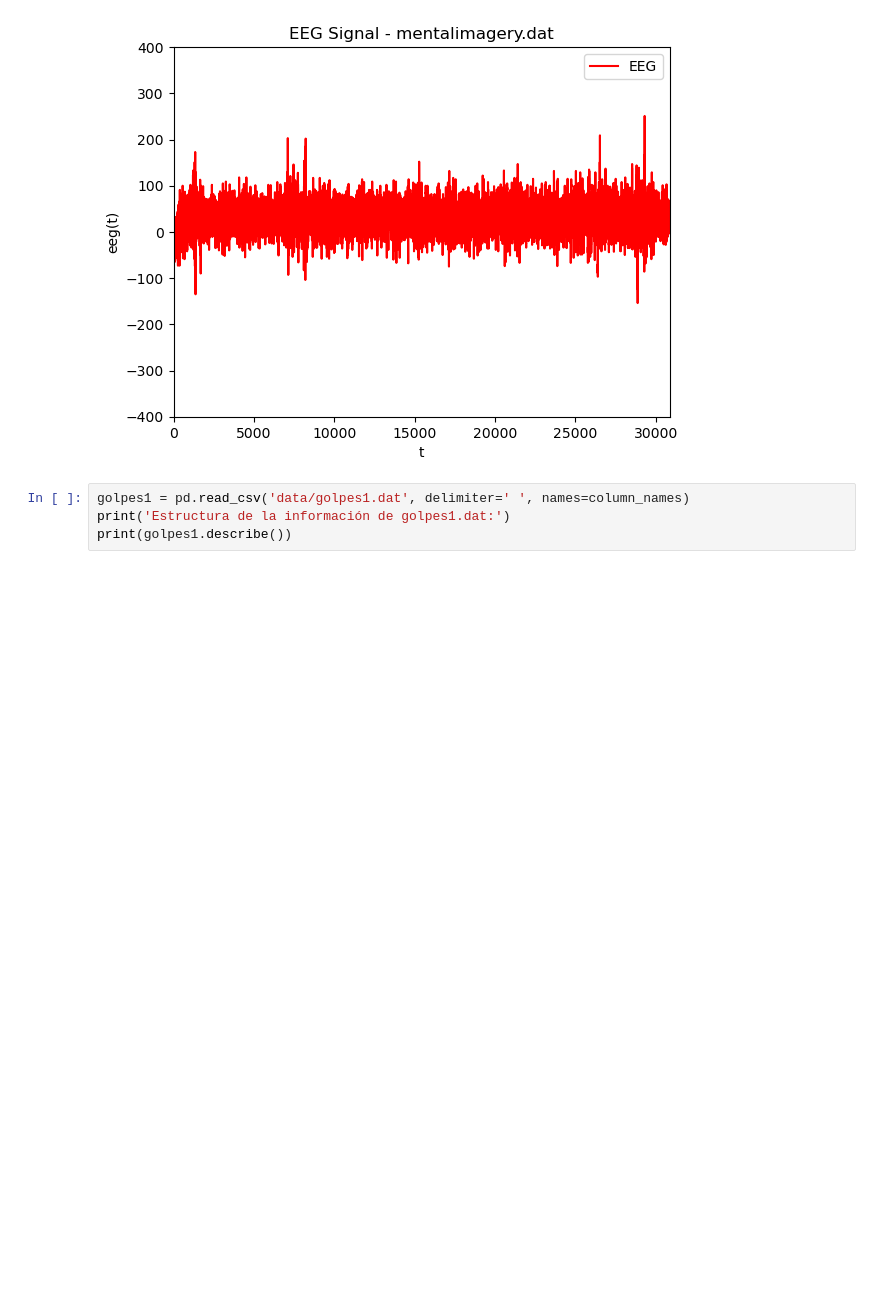
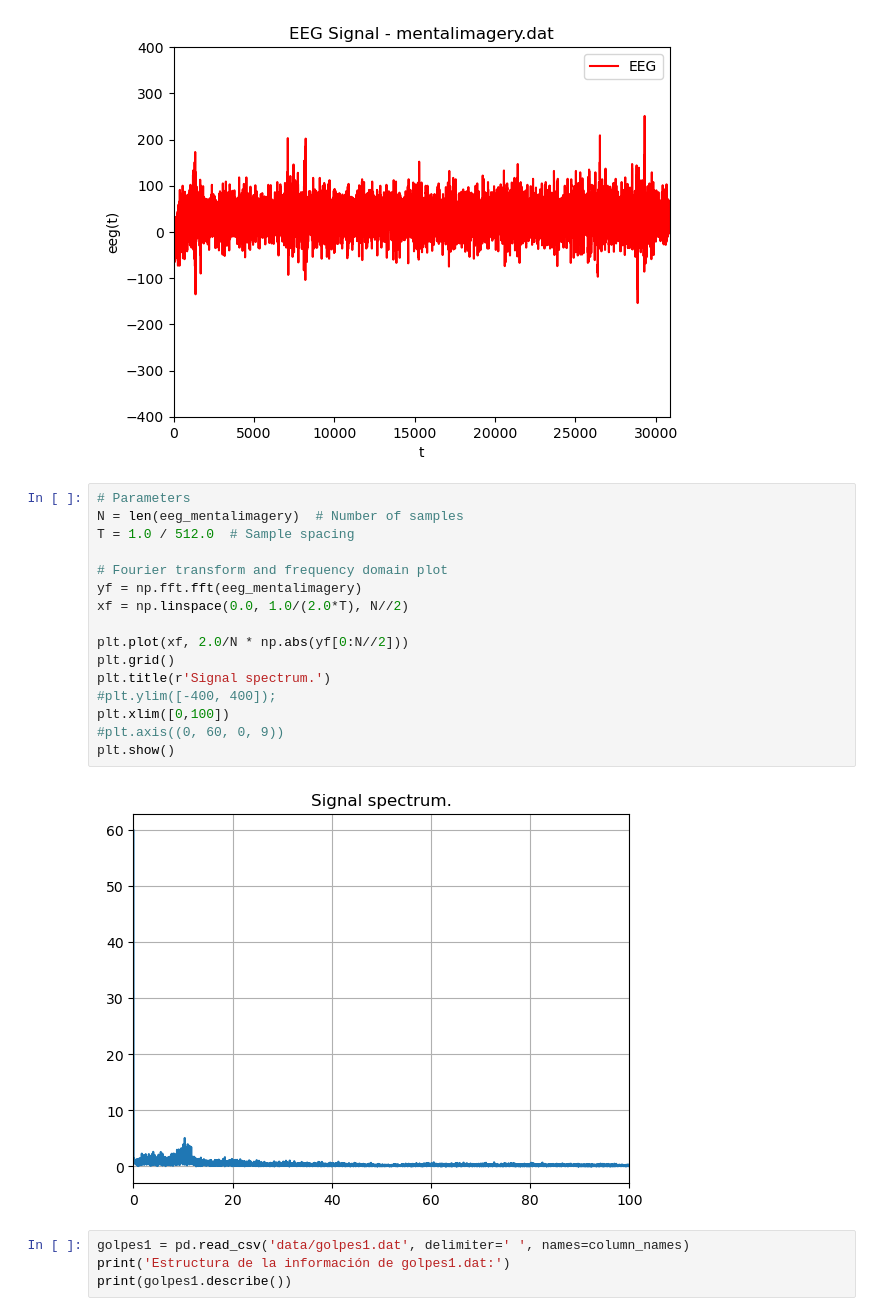
Before and after one commit to MatiasLoiseau/EEG-Analyzer, a Jupyter notebook: exploratory_analysis.ipynb, the cells around one changed output. Saved outputs shown, nothing was run; the diff lists cells and outputs as text; blank space fills up the shorter version.

```diff
--- a/exploratory_analysis.ipynb
+++ b/exploratory_analysis.ipynb
@@ -129,6 +176,24 @@ plt.legend()
 plt.show()
 # %% [output]
 [figure]
+# %%
+# Parameters
+N = len(eeg_mentalimagery)  # Number of samples
+T = 1.0 / 512.0  # Sample spacing
+
+# Fourier transform and frequency domain plot
+yf = np.fft.fft(eeg_mentalimagery)
+xf = np.linspace(0.0, 1.0/(2.0*T), N//2)
+
+plt.plot(xf, 2.0/N * np.abs(yf[0:N//2]))
+plt.grid()
+plt.title(r'Signal spectrum.')
+#plt.ylim([-400, 400]);
+plt.xlim([0,100])
+#plt.axis((0, 60, 0, 9))
+plt.show()
+# %% [output]
+[figure, added]
 # %%
 golpes1 = pd.read_csv('data/golpes1.dat', delimiter=' ', names=column_names)
 print('Estructura de la información de golpes1.dat:')
```
Also changed, not shown: parts of 9 cells of this notebook.
